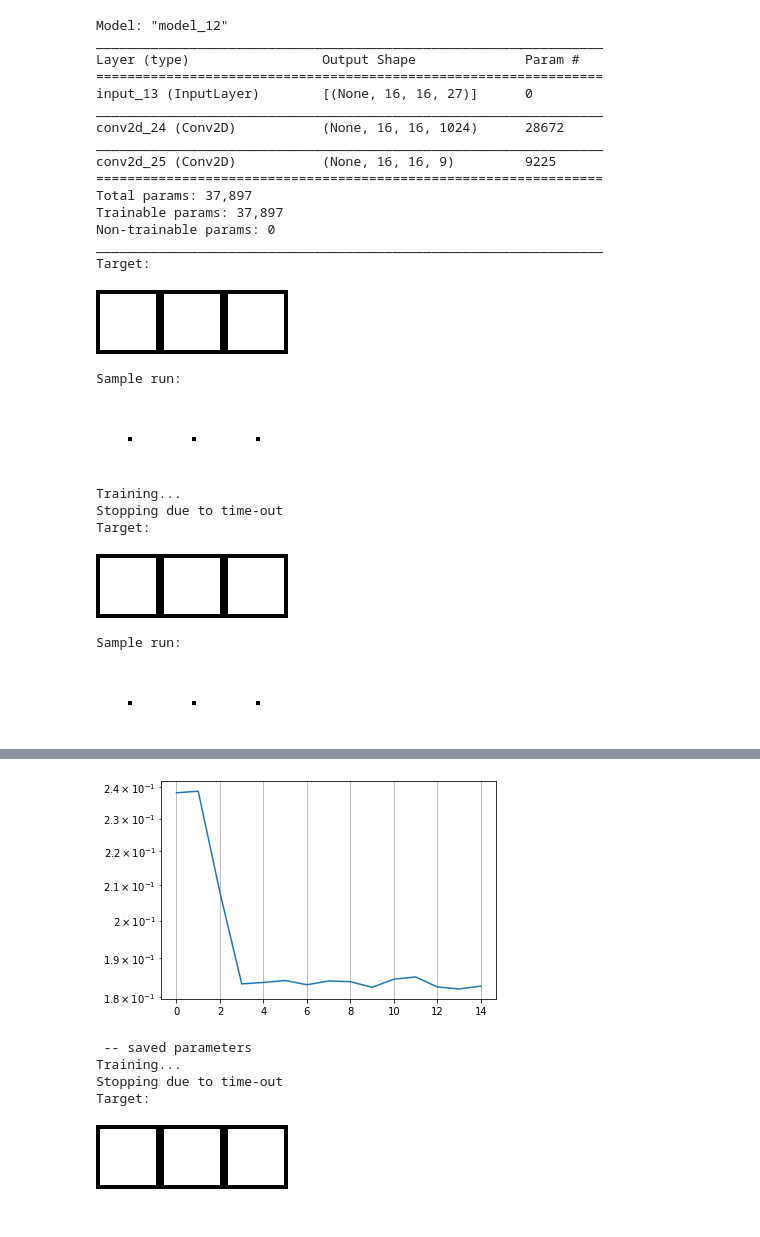
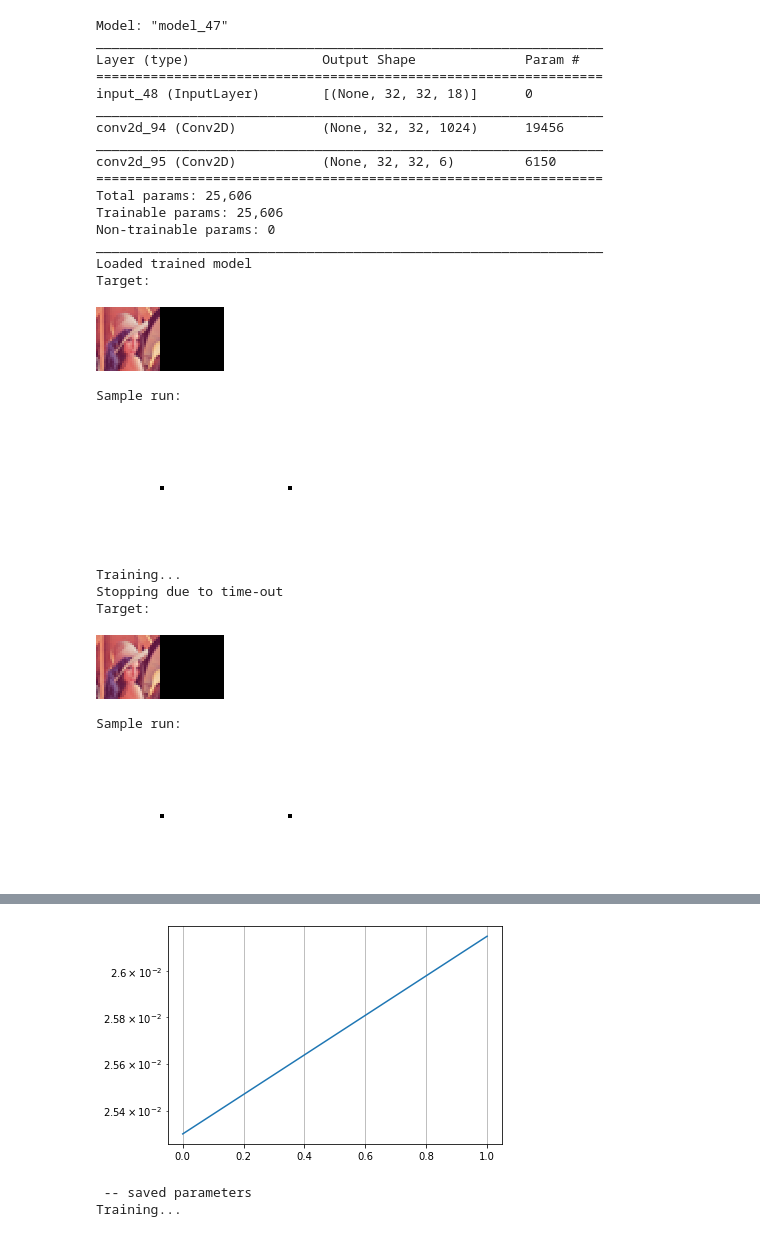
Before and after one commit to omegachysis/thesis, a Jupyter notebook: improved2.ipynb, the cells around one changed output, grey strips where cells are left out. Saved outputs shown, nothing was run; the diff lists cells and outputs as text; code cells hidden in the pictures.

```diff
--- a/improved2.ipynb
+++ b/improved2.ipynb
@@ -1,53 +1,55 @@
 # %%
 import module1
 from importlib import reload
+import random
 reload(module1)
 
 ca = module1.CellularAutomata(
-    img_size=16,
-    channel_count=9,
+    img_size=32,
+    channel_count=6,
     layer_counts=[1024],
     perception_kernel=module1.sobel_state_kernel())
 ca.noise_range = (0, 0) #(-0.1, 0.1)
 ca.conserve_mass = False
 ca.edge_strategy = module1.EdgeStrategy.MIRROR
 
-lifetime = 32
+lifetime_range = (24,40)
 
 x0 = lambda: ca.pointfilled(ca.constfilled(1.0), point_value=0.0)
-xf = lambda: ca.bordered(ca.constfilled(1.0), border_value=0.0)
-training = module1.init_training(ca, do_load=False, learning_rate=3.0e-4)
-training.show_sample_run(x0, xf, lifetime)
+xf = lambda: ca.imagefilled("lenna.png")
+training = module1.init_training(ca, do_load=True, learning_rate=1.0e-4)
+training.show_sample_run(x0, xf, 50)
 
 while not training.is_done():
     print("Training...")
-    training.run(x0, xf, lifetime, max_seconds=5)
-    training.show_sample_run(x0, xf, lifetime)
+    training.run(x0, xf, random.randrange(*lifetime_range), max_seconds=5)
+    training.show_sample_run(x0, xf, 50)
     training.show_loss_history()
     training.save()
     print(" -- saved parameters")
 # %% [output]
-Model: "model_12"
+Model: "model_47"
 _________________________________________________________________
 Layer (type)                 Output Shape              Param #
 =================================================================
-input_13 (InputLayer)        [(None, 16, 16, 27)]      0
+input_48 (InputLayer)        [(None, 32, 32, 18)]      0
 _________________________________________________________________
-conv2d_24 (Conv2D)           (None, 16, 16, 1024)      28672
+conv2d_94 (Conv2D)           (None, 32, 32, 1024)      19456
 _________________________________________________________________
-conv2d_25 (Conv2D)           (None, 16, 16, 9)         9225
+conv2d_95 (Conv2D)           (None, 32, 32, 6)         6150
 =================================================================
-Total params: 37,897
-Trainable params: 37,897
+Total params: 25,606
+Trainable params: 25,606
 Non-trainable params: 0
 _________________________________________________________________
+Loaded trained model
 Target:
-[figure, old version]
+[figure, new version]
 Sample run:
-[figure, old version]
+[figure, new version]
 Training...
 Stopping due to time-out
 Target:
-[figure, old version]
+[figure, new version]
 Sample run:
-[figure, old version]
+[figure, new version]
@@ -55,6 +57,3 @@ Sample run:
-[figure, old version]
+[figure, new version]
  -- saved parameters
 Training...
-Stopping due to time-out
-Target:
-[figure, removed]
```
Also changed, not shown: parts of 1 cell of this notebook, 3 other files.
